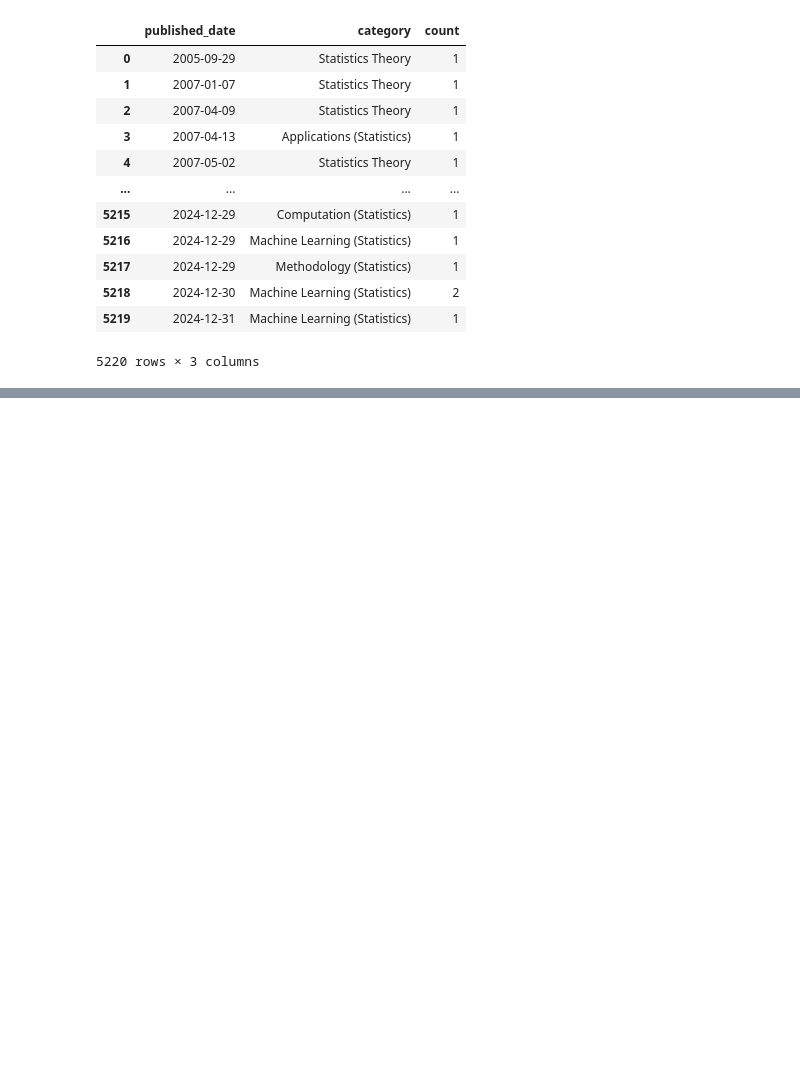
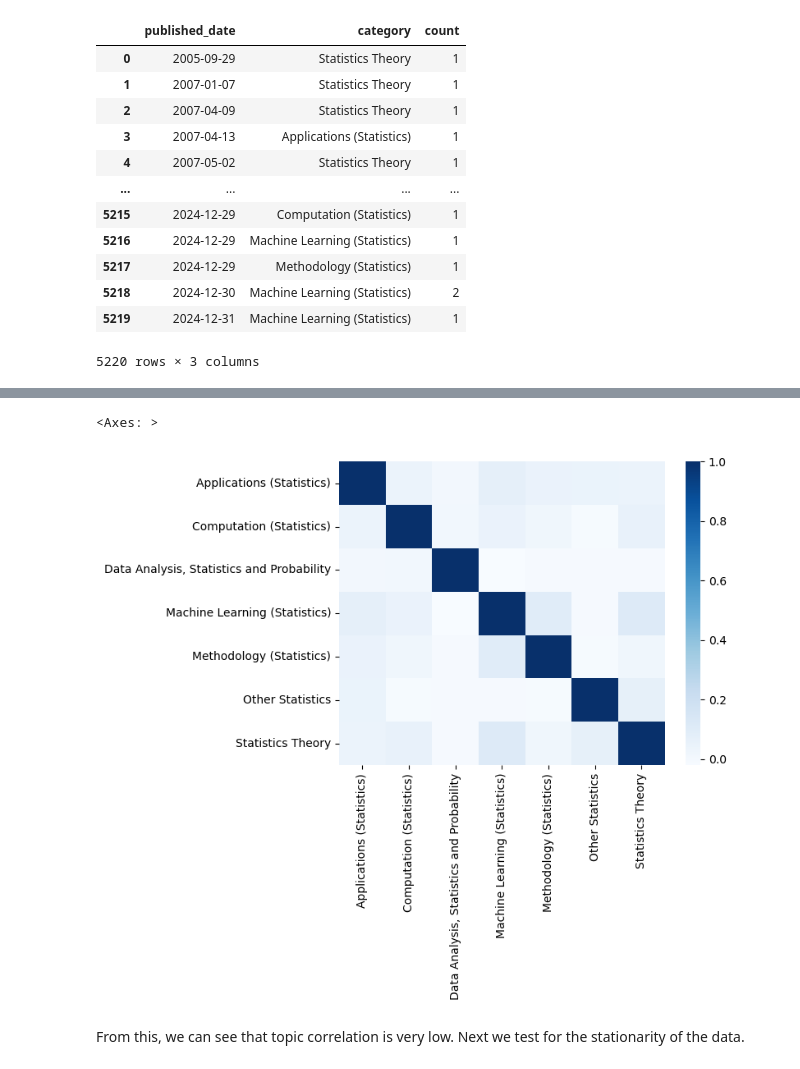
Before and after one commit to narenp12/stats140finalproj, a Jupyter notebook: stat.ipynb, the cells around one changed output, grey strips where cells are left out. Drawn from its saved outputs; the diff is of its cells as text; code cells hidden in the pictures; blank space fills up the shorter version.

```diff
--- a/stat.ipynb
+++ b/stat.ipynb
@@ -281,0 +284,6 @@ stats_date
+# %%
+corr_df = stats_date.pivot_table(index='published_date', columns='category', fill_value=0)
+# %%
+cn = pd.Series(pd.unique(stats_date.category)).sort_values()
+corr_df.columns = cn
+corr_df
@@ -281,0 +305,8 @@ stats_date
+# %%
+import seaborn as sb
+sb.heatmap(corr_df.corr(), cmap='Blues')
+# %% [output]
+<Axes: >
+[figure, added]
+# %% [markdown]
+From this, we can see that topic correlation is very low. Next we test for the stationarity of the data.
```
Also changed, not shown: parts of 11 cells of this notebook.
